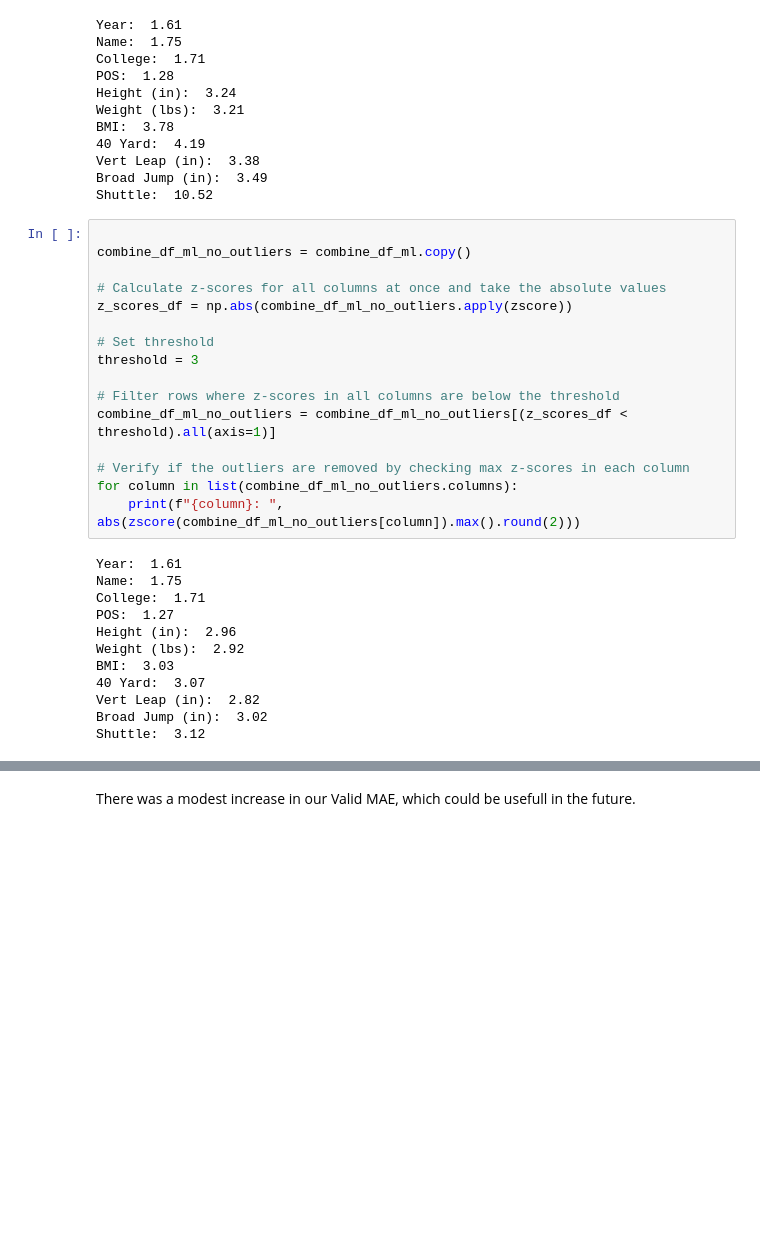
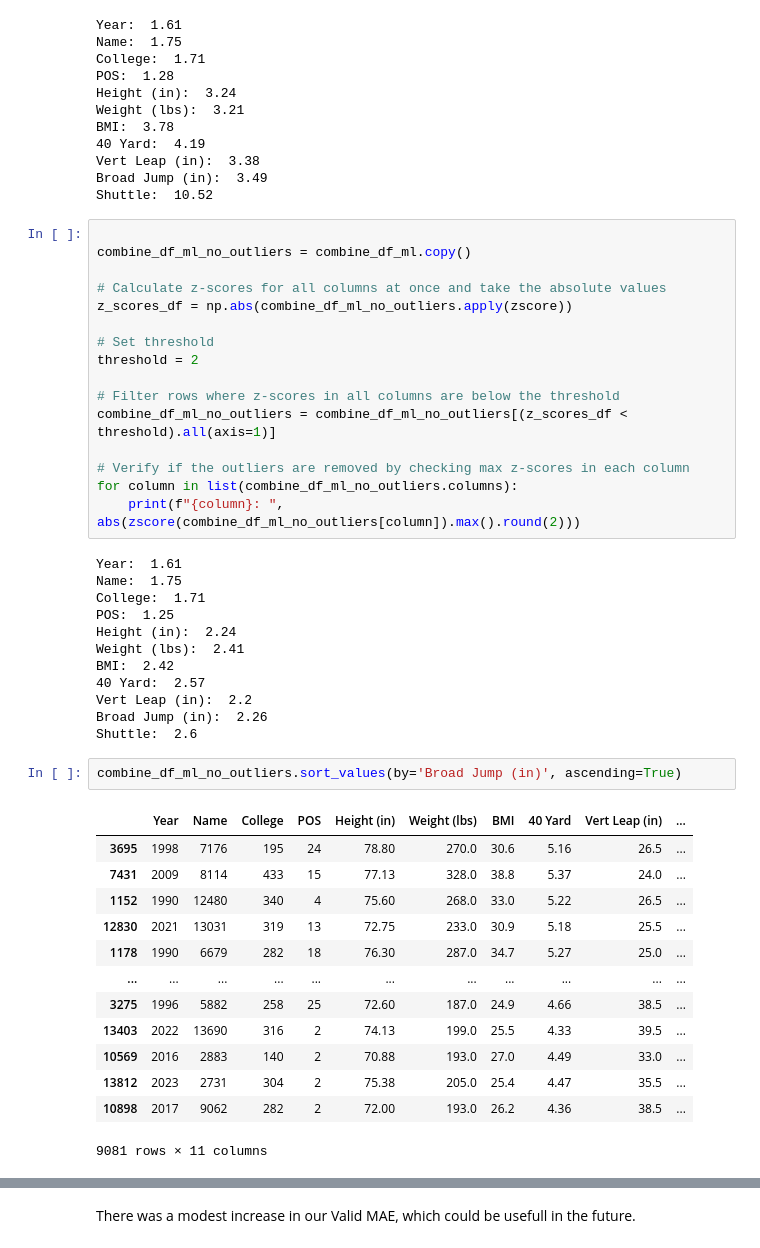
Before and after one commit to seancary62/NFL_Combine, a Jupyter notebook: NFL_Combine_Regression_ML.ipynb, the cells around one changed output, grey strips where cells are left out. Cells and saved outputs as stored; diff of their text form; blank space fills up the shorter version.

```diff
--- a/NFL_Combine_Regression_ML.ipynb
+++ b/NFL_Combine_Regression_ML.ipynb
@@ -272,7 +273,7 @@ combine_df_ml_no_outliers = combine_df_ml.copy()
 z_scores_df = np.abs(combine_df_ml_no_outliers.apply(zscore))
 
 # Set threshold
-threshold = 3
+threshold = 2
 
 # Filter rows where z-scores in all columns are below the threshold
 combine_df_ml_no_outliers = combine_df_ml_no_outliers[(z_scores_df < threshold).all(axis=1)]
@@ -284,14 +285,30 @@ for column in list(combine_df_ml_no_outliers.columns):
 Year:  1.61
 Name:  1.75
 College:  1.71
-POS:  1.27
-Height (in):  2.96
-Weight (lbs):  2.92
-BMI:  3.03
-40 Yard:  3.07
-Vert Leap (in):  2.82
-Broad Jump (in):  3.02
-Shuttle:  3.12
+POS:  1.25
+Height (in):  2.24
+Weight (lbs):  2.41
+BMI:  2.42
+40 Yard:  2.57
+Vert Leap (in):  2.2
+Broad Jump (in):  2.26
+Shuttle:  2.6
+# %%
+combine_df_ml_no_outliers.sort_values(by='Broad Jump (in)', ascending=True)
+# %% [output]
+|  | Year | Name | College | POS | Height (in) | Weight (lbs) | BMI | 40 Yard | Vert Leap (in) | ... |
+| 3695 | 1998 | 7176 | 195 | 24 | 78.80 | 270.0 | 30.6 | 5.16 | 26.5 | ... |
+| 7431 | 2009 | 8114 | 433 | 15 | 77.13 | 328.0 | 38.8 | 5.37 | 24.0 | ... |
+| 1152 | 1990 | 12480 | 340 | 4 | 75.60 | 268.0 | 33.0 | 5.22 | 26.5 | ... |
+| 12830 | 2021 | 13031 | 319 | 13 | 72.75 | 233.0 | 30.9 | 5.18 | 25.5 | ... |
+| 1178 | 1990 | 6679 | 282 | 18 | 76.30 | 287.0 | 34.7 | 5.27 | 25.0 | ... |
+| ... | ... | ... | ... | ... | ... | ... | ... | ... | ... | ... |
+| 3275 | 1996 | 5882 | 258 | 25 | 72.60 | 187.0 | 24.9 | 4.66 | 38.5 | ... |
+| 13403 | 2022 | 13690 | 316 | 2 | 74.13 | 199.0 | 25.5 | 4.33 | 39.5 | ... |
+| 10569 | 2016 | 2883 | 140 | 2 | 70.88 | 193.0 | 27.0 | 4.49 | 33.0 | ... |
+| 13812 | 2023 | 2731 | 304 | 2 | 75.38 | 205.0 | 25.4 | 4.47 | 35.5 | ... |
+| 10898 | 2017 | 9062 | 282 | 2 | 72.00 | 193.0 | 26.2 | 4.36 | 38.5 | ... |
+9081 rows × 11 columns
 # %%
 # Try random forest again
 
```
Also changed, not shown: parts of 17 cells of this notebook, 5 other files.
